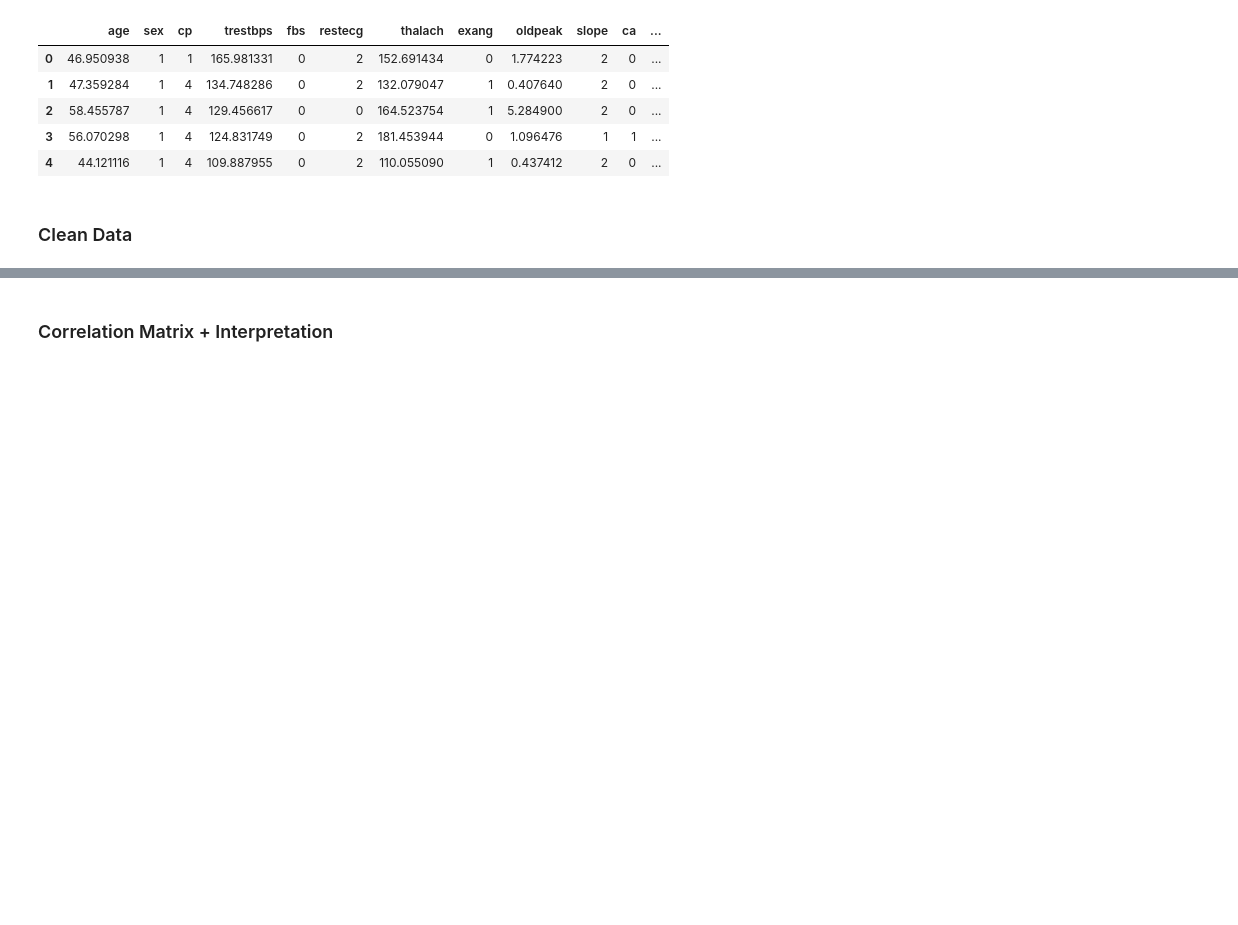
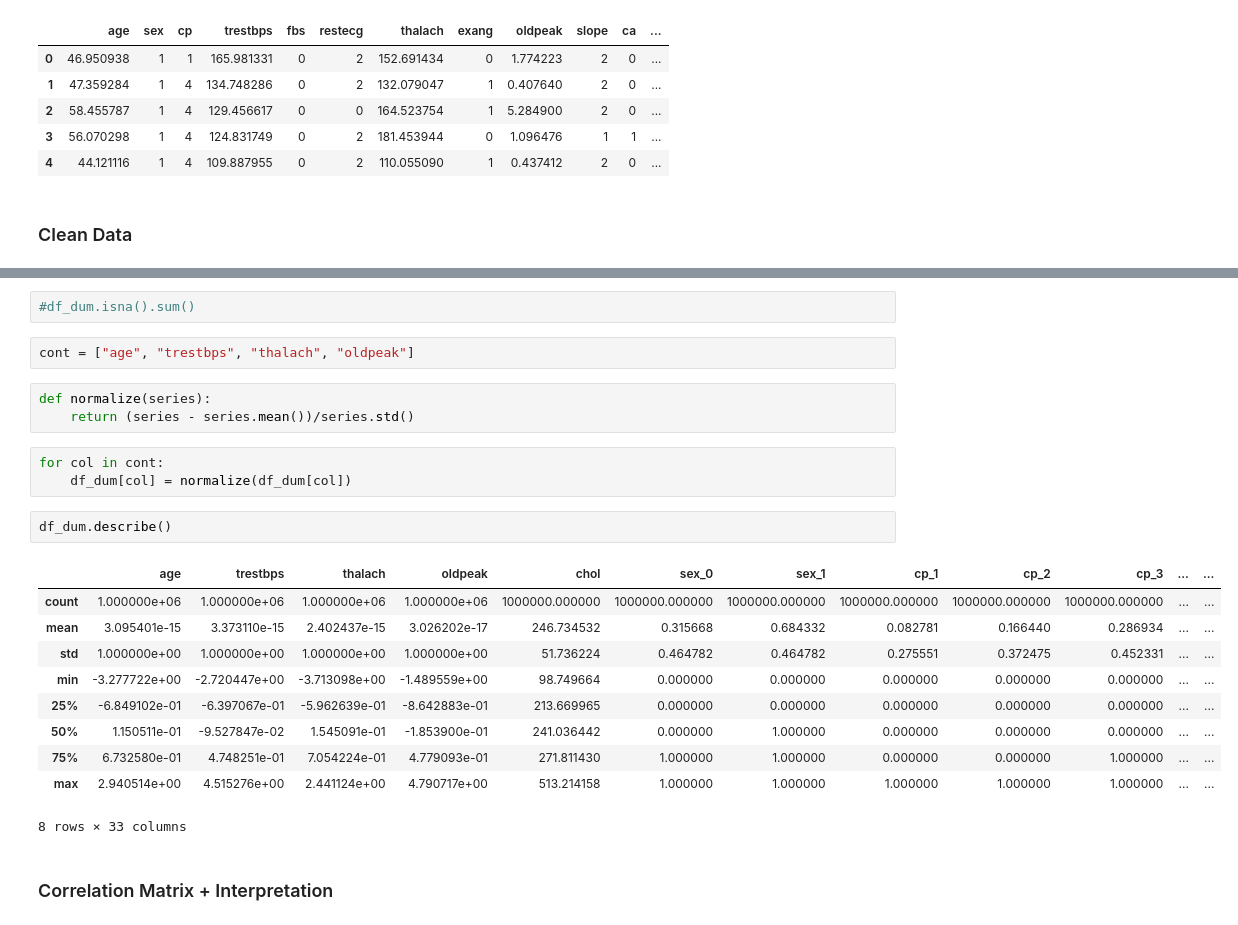
Before and after one commit to slmcamis/cv2-mod4-sec25-multlinreg-lesson, a Jupyter notebook: lesson-plan.ipynb, the cells around one changed output, grey strips where cells are left out. Saved outputs shown, nothing was run; the diff lists cells and outputs as text; blank space fills up the shorter version.

```diff
--- a/lesson-plan.ipynb
+++ b/lesson-plan.ipynb
@@ -34,2 +83,25 @@ df.head()
+# %%
+#df_dum.isna().sum()
+# %%
+cont = ["age", "trestbps", "thalach", "oldpeak"]
+# %%
+def normalize(series):
+    return (series - series.mean())/series.std()
+# %%
+for col in cont:
+    df_dum[col] = normalize(df_dum[col])
+# %%
+df_dum.describe()
+# %% [output]
+|  | age | trestbps | thalach | oldpeak | chol | sex_0 | sex_1 | cp_1 | cp_2 | cp_3 | ... | ... |
+| count | 1.000000e+06 | 1.000000e+06 | 1.000000e+06 | 1.000000e+06 | 1000000.000000 | 1000000.000000 | 1000000.000000 | 1000000.000000 | 1000000.000000 | 1000000.000000 | ... | ... |
+| mean | 3.095401e-15 | 3.373110e-15 | 2.402437e-15 | 3.026202e-17 | 246.734532 | 0.315668 | 0.684332 | 0.082781 | 0.166440 | 0.286934 | ... | ... |
+| std | 1.000000e+00 | 1.000000e+00 | 1.000000e+00 | 1.000000e+00 | 51.736224 | 0.464782 | 0.464782 | 0.275551 | 0.372475 | 0.452331 | ... | ... |
+| min | -3.277722e+00 | -2.720447e+00 | -3.713098e+00 | -1.489559e+00 | 98.749664 | 0.000000 | 0.000000 | 0.000000 | 0.000000 | 0.000000 | ... | ... |
+| 25% | -6.849102e-01 | -6.397067e-01 | -5.962639e-01 | -8.642883e-01 | 213.669965 | 0.000000 | 0.000000 | 0.000000 | 0.000000 | 0.000000 | ... | ... |
+| 50% | 1.150511e-01 | -9.527847e-02 | 1.545091e-01 | -1.853900e-01 | 241.036442 | 0.000000 | 1.000000 | 0.000000 | 0.000000 | 0.000000 | ... | ... |
+| 75% | 6.732580e-01 | 4.748251e-01 | 7.054224e-01 | 4.779093e-01 | 271.811430 | 1.000000 | 1.000000 | 0.000000 | 0.000000 | 1.000000 | ... | ... |
+| max | 2.940514e+00 | 4.515276e+00 | 2.441124e+00 | 4.790717e+00 | 513.214158 | 1.000000 | 1.000000 | 1.000000 | 1.000000 | 1.000000 | ... | ... |
+8 rows × 33 columns
 # %% [markdown]
 ### Correlation Matrix + Interpretation
```
Also changed, not shown: parts of 18 cells of this notebook.
